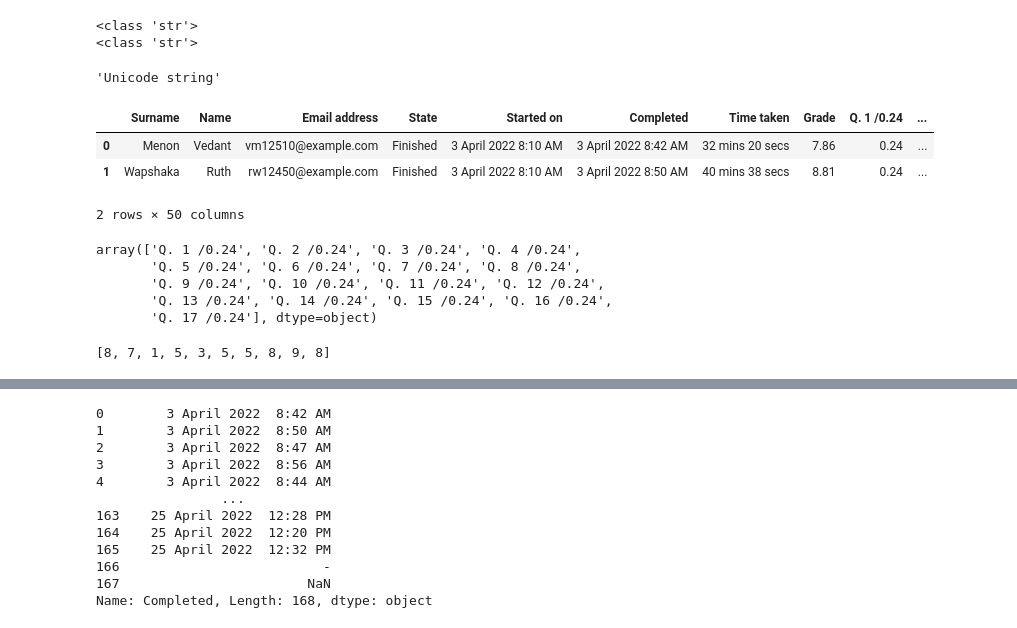
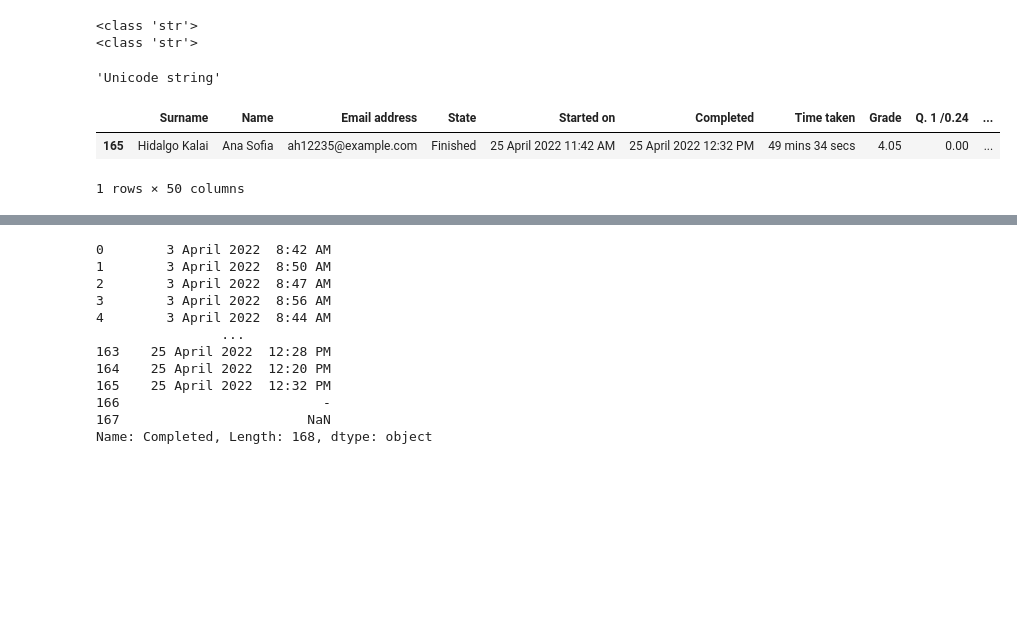
Before and after one commit to danhillcode/web-app-data, a Jupyter notebook: demo/static/Untitled.ipynb, the cells around one changed output, grey strips where cells are left out. Saved outputs shown, nothing was run; the diff lists cells and outputs as text; code cells hidden in the pictures; blank space fills up the shorter version.

```diff
--- a/demo/static/Untitled.ipynb
+++ b/demo/static/Untitled.ipynb
@@ -1,13 +1,13 @@
-# %%
-regular = "regular string"
-unicode_string = u"Unicode string"
-print(type(regular))
-print(type(unicode_string))
-unicode_string
-# %% [output]
-<class 'str'>
-<class 'str'>
-'Unicode string'
+# %%
+regular = "regular string"
+unicode_string = u"Unicode string"
+print(type(regular))
+print(type(unicode_string))
+unicode_string
+# %% [output]
+<class 'str'>
+<class 'str'>
+'Unicode string'
 # %%
 import pandas as pd
 import numpy as np
@@ -15,24 +15,8 @@ import matplotlib.pyplot as plt
 %matplotlib inline
 # %%
 data = pd.read_csv("/home/maaz/django-support1/web-app-data/demo/static/Year_7_EOT.csv")
-data.head(2)
+data[data['Name'] == 'Ana Sofia']
 # %% [output]
 |  | Surname | Name | Email address | State | Started on | Completed | Time taken | Grade | Q. 1 /0.24 | ... |
-| 0 | Menon | Vedant | vm12510@example.com | Finished | 3 April 2022 8:10 AM | 3 April 2022 8:42 AM | 32 mins 20 secs | 7.86 | 0.24 | ... |
-| 1 | Wapshaka | Ruth | rw12450@example.com | Finished | 3 April 2022 8:10 AM | 3 April 2022 8:50 AM | 40 mins 38 secs | 8.81 | 0.24 | ... |
+| 165 | Hidalgo Kalai | Ana Sofia | ah12235@example.com | Finished | 25 April 2022 11:42 AM | 25 April 2022 12:32 PM | 49 mins 34 secs | 4.05 | 0.00 | ... |
-2 rows × 50 columns
+1 rows × 50 columns
-# %%
-np.array(data.columns[8:25])
-# %% [output]
-array(['Q. 1 /0.24', 'Q. 2 /0.24', 'Q. 3 /0.24', 'Q. 4 /0.24',
-       'Q. 5 /0.24', 'Q. 6 /0.24', 'Q. 7 /0.24', 'Q. 8 /0.24',
-       'Q. 9 /0.24', 'Q. 10 /0.24', 'Q. 11 /0.24', 'Q. 12 /0.24',
-       'Q. 13 /0.24', 'Q. 14 /0.24', 'Q. 15 /0.24', 'Q. 16 /0.24',
-       'Q. 17 /0.24'], dtype=object)
-# %%
-import random
-nb_element = 10
-ydata = [random.randint(1, 10) for i in range(nb_element)]
-ydata
-# %% [output]
-[8, 7, 1, 5, 3, 5, 5, 8, 9, 8]
```
Also changed, not shown: parts of 21 cells of this notebook, 5 other files.
